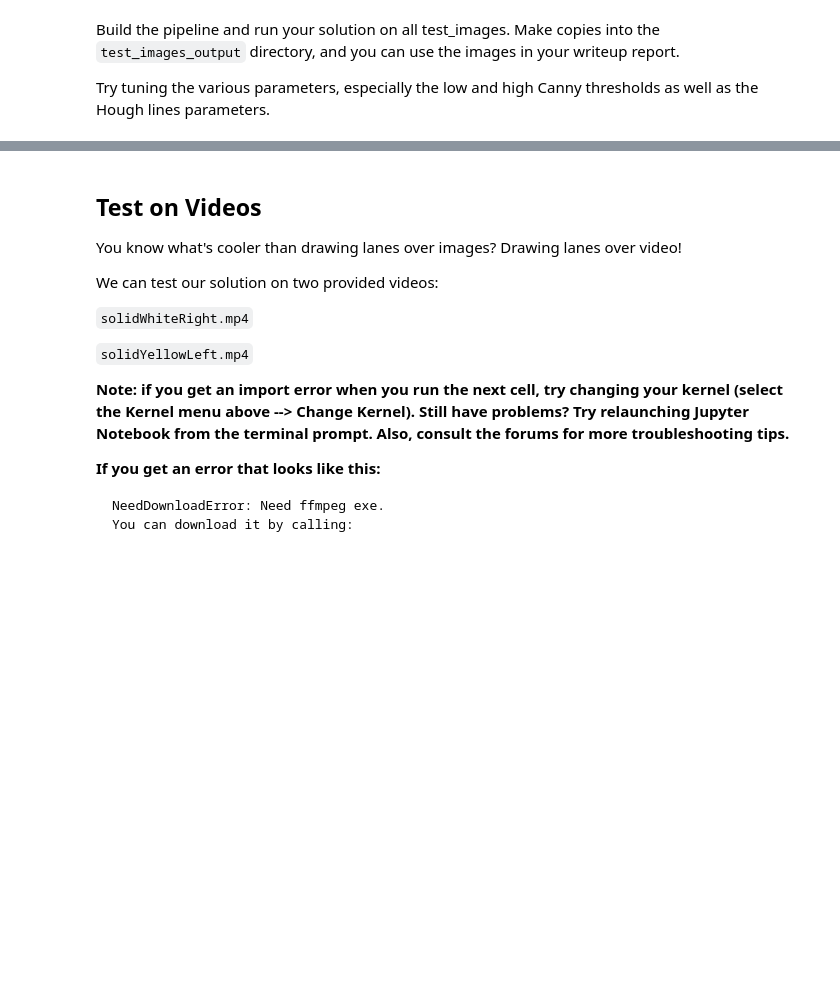
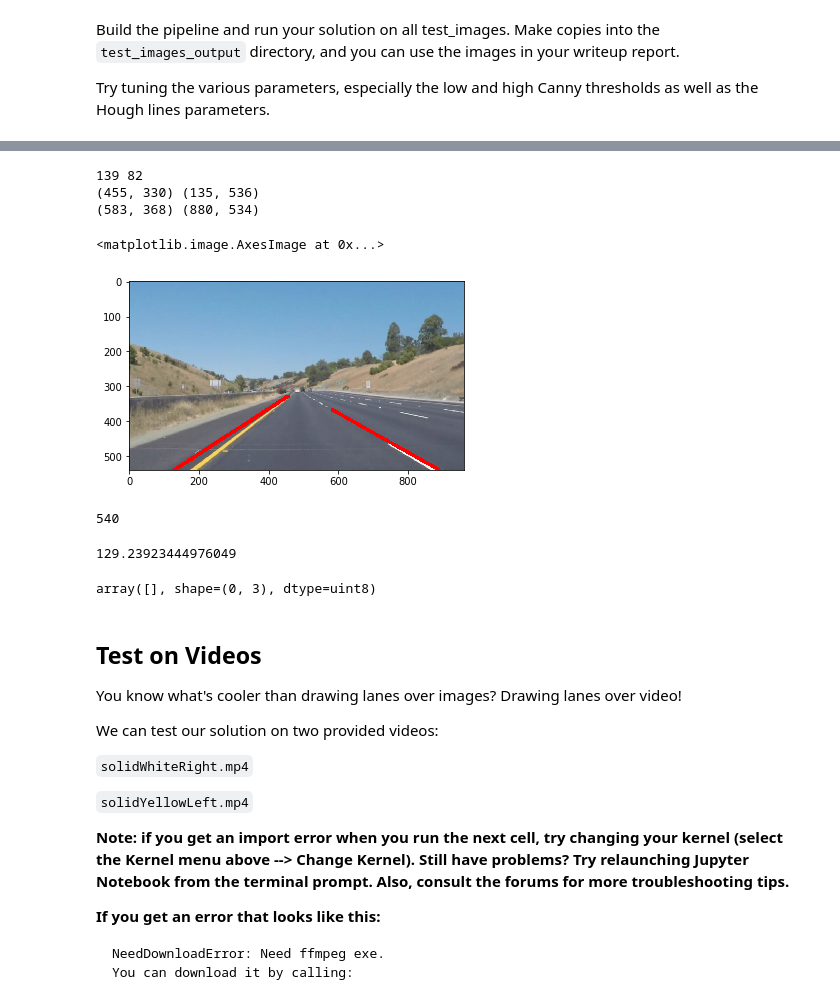
Before and after one commit to acidhills/udacity_traffic_lanes, a Jupyter notebook: P1.ipynb, the cells around one changed output, grey strips where cells are left out. Saved outputs shown, nothing was run; the diff lists cells and outputs as text; code cells hidden in the pictures; blank space fills up the shorter version.

```diff
--- a/P1.ipynb
+++ b/P1.ipynb
@@ -245,0 +305,29 @@ plt.imshow(gray_img, cmap='gray')
+# %%
+# plt.plot((poly_fn_x(poly_fn_y(0)),0),(poly_fn_x()))
+
+
+images = os.listdir("test_images/")
+image = mpimg.imread('test_images/'+images[5])
+gray_img = get_prepared_image(image)
+plt.imshow(gray_img)
+left, right = get_lines(gray_img)
+print(len(left),len(right))
+
+line_img_t = np.zeros((image.shape[0], image.shape[1], 3), dtype=np.uint8)
+
+draw_lines(image, [get_left_line(left),get_right_line(right)], thickness=10)
+plt.imshow(image)
+# %% [output]
+139 82
+(455, 330) (135, 536)
+(583, 368) (880, 534)
+<matplotlib.image.AxesImage at 0x...>
+[figure, added]
+# %%
+int(poly_fn_x(int(poly_fn_y(image.shape[0]))))
+# %% [output]
+540
+# %%
+poly_fn_y(image.shape[0])
+# %% [output]
+129.23923444976049
@@ -246,3 +338,7 @@ plt.imshow(gray_img, cmap='gray')
+# %%
+line_img_r[line]
+# %% [output]
+array([], shape=(0, 3), dtype=uint8)
 # %% [markdown]
 ## Test on Videos
 
```
Also changed, not shown: parts of 4 cells of this notebook.
